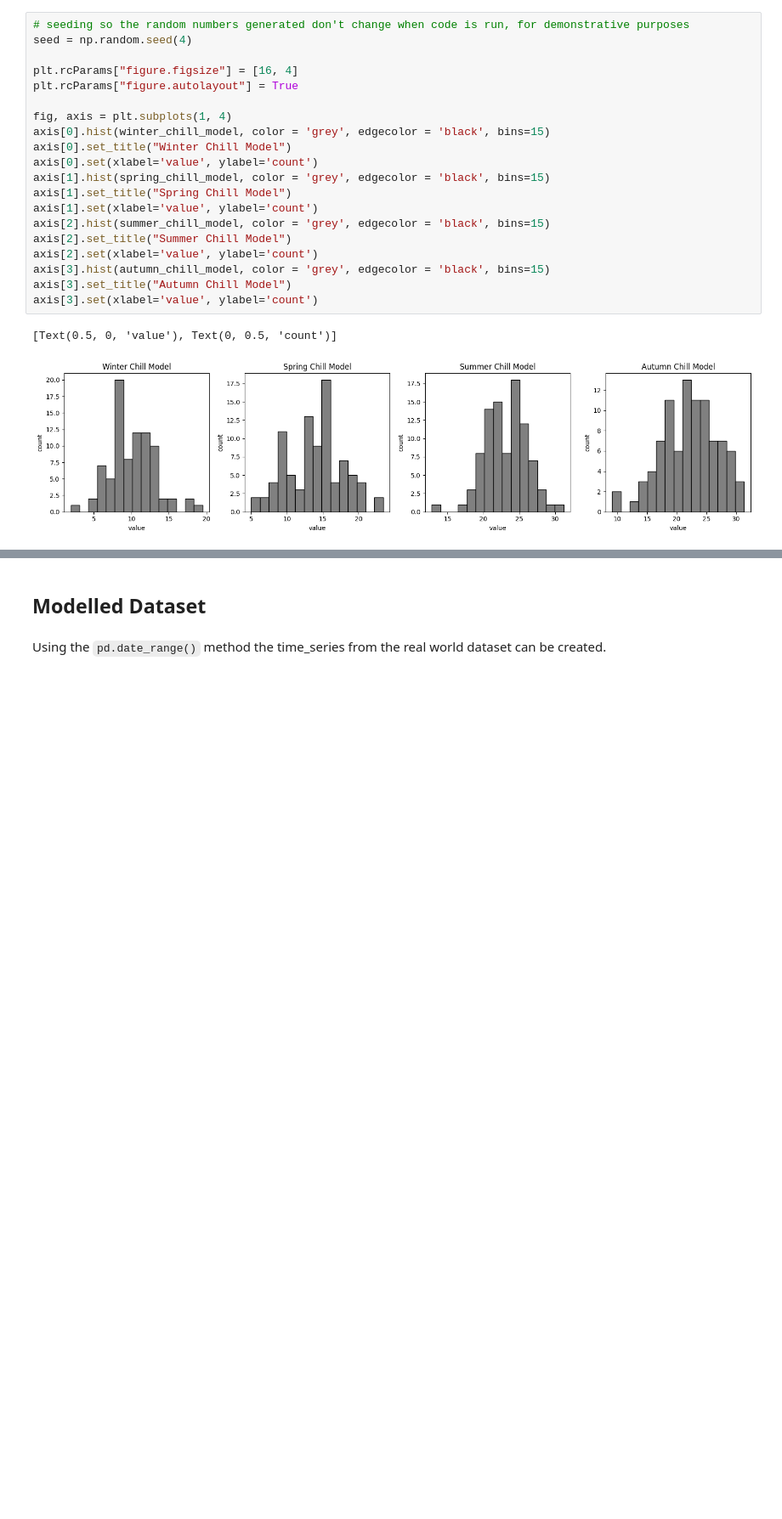
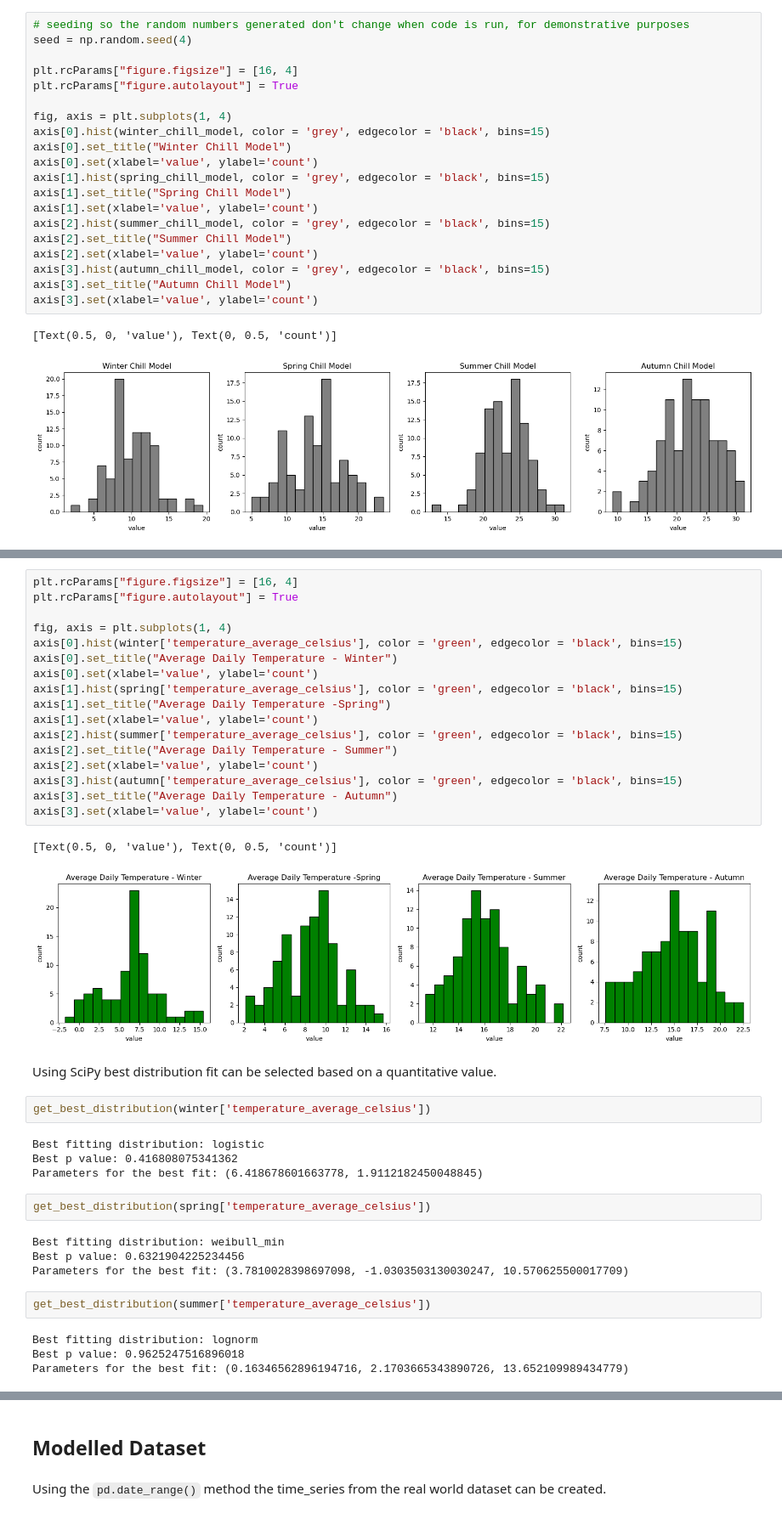
Before and after one commit to humphs078/ProgrammingforDataAnalysisAssignment_1, a Jupyter notebook: submission_notebook.ipynb, the cells around one changed output, grey strips where cells are left out. Shown: that part at 85% size. Drawn from its saved outputs; the diff is of its cells as text; blank space fills up the shorter version.

```diff
--- a/submission_notebook.ipynb
+++ b/submission_notebook.ipynb
@@ -795,0 +881,40 @@ axis[3].set(xlabel='value', ylabel='count')
+# %%
+plt.rcParams["figure.figsize"] = [16, 4]
+plt.rcParams["figure.autolayout"] = True
+
+fig, axis = plt.subplots(1, 4)
+axis[0].hist(winter['temperature_average_celsius'], color = 'green', edgecolor = 'black', bins=15)
+axis[0].set_title("Average Daily Temperature - Winter")
+axis[0].set(xlabel='value', ylabel='count')
+axis[1].hist(spring['temperature_average_celsius'], color = 'green', edgecolor = 'black', bins=15)
+axis[1].set_title("Average Daily Temperature -Spring")
+axis[1].set(xlabel='value', ylabel='count')
+axis[2].hist(summer['temperature_average_celsius'], color = 'green', edgecolor = 'black', bins=15)
+axis[2].set_title("Average Daily Temperature - Summer")
+axis[2].set(xlabel='value', ylabel='count')
+axis[3].hist(autumn['temperature_average_celsius'], color = 'green', edgecolor = 'black', bins=15)
+axis[3].set_title("Average Daily Temperature - Autumn")
+axis[3].set(xlabel='value', ylabel='count')
+# %% [output]
+[Text(0.5, 0, 'value'), Text(0, 0.5, 'count')]
+[figure, added]
+# %% [markdown]
+Using SciPy best distribution fit can be selected based on a quantitative value.
+# %%
+get_best_distribution(winter['temperature_average_celsius'])
+# %% [output]
+Best fitting distribution: logistic
+Best p value: 0.416808075341362
+Parameters for the best fit: (6.418678601663778, 1.9112182450048845)
+# %%
+get_best_distribution(spring['temperature_average_celsius'])
+# %% [output]
+Best fitting distribution: weibull_min
+Best p value: 0.6321904225234456
+Parameters for the best fit: (3.7810028398697098, -1.0303503130030247, 10.570625500017709)
+# %%
+get_best_distribution(summer['temperature_average_celsius'])
+# %% [output]
+Best fitting distribution: lognorm
+Best p value: 0.9625247516896018
+Parameters for the best fit: (0.16346562896194716, 2.1703665343890726, 13.652109989434779)
```
Also changed, not shown: parts of 28 cells of this notebook, 2 other files.
